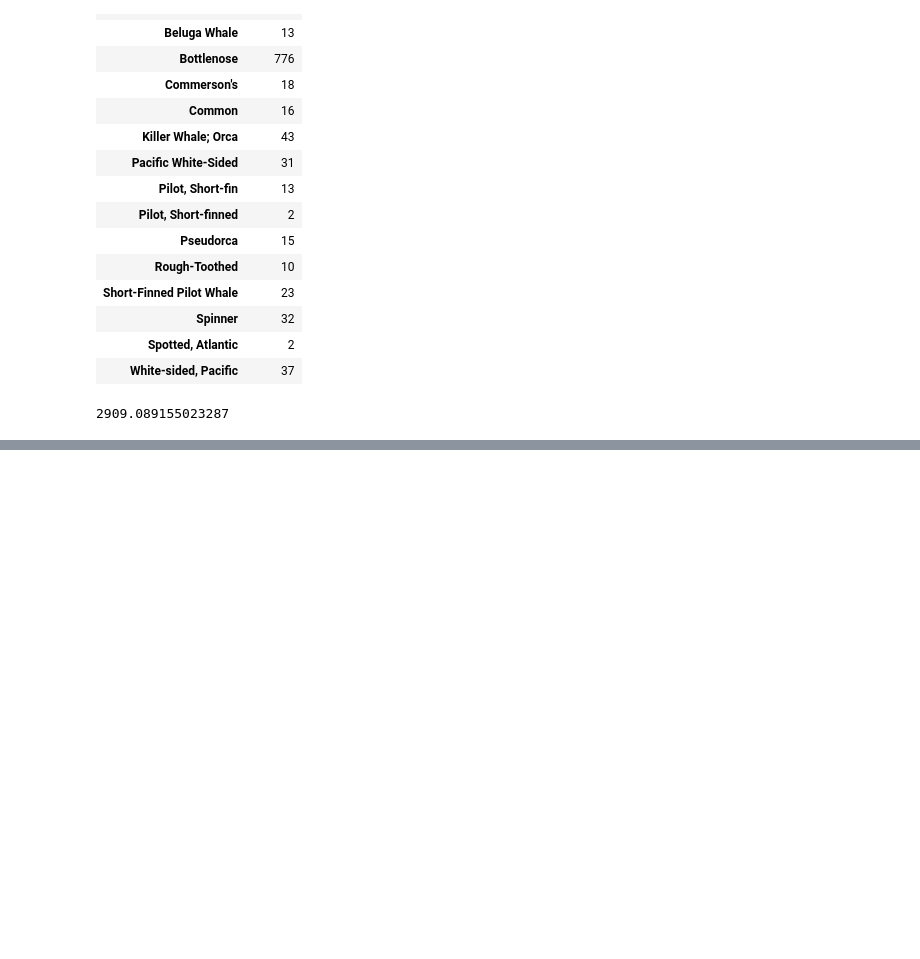
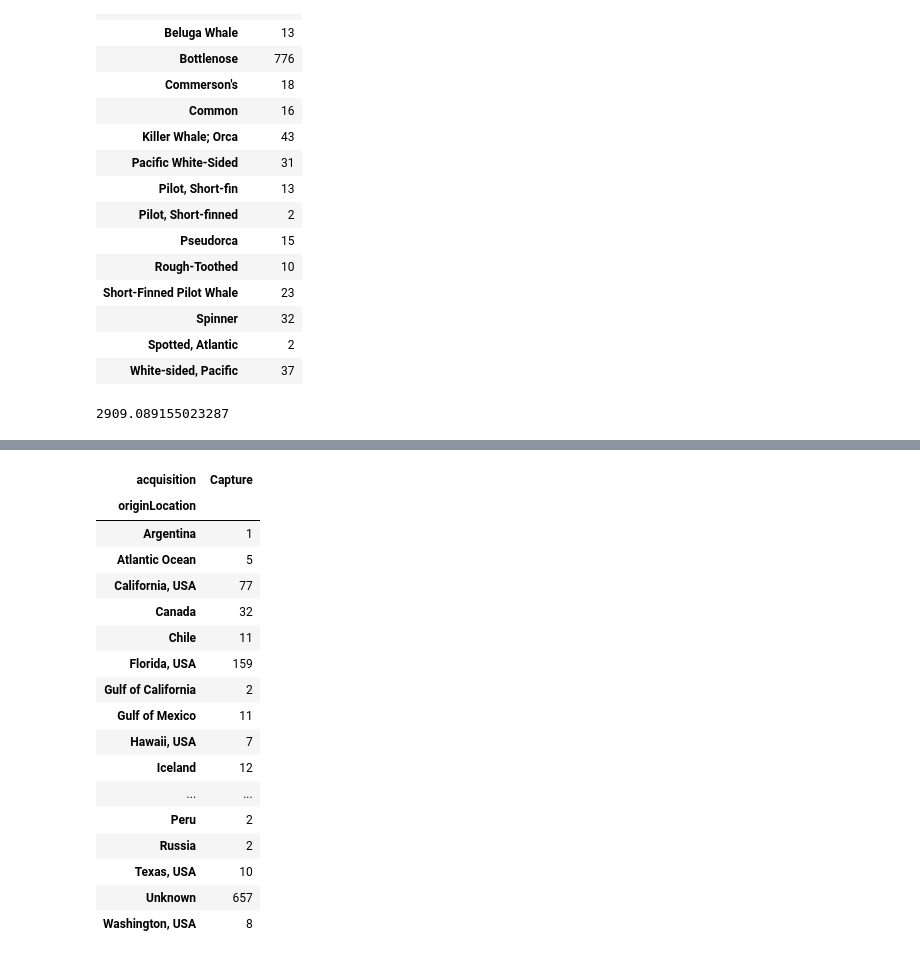
Before and after one commit to data301-2021-summer2/project-group17-project, a Jupyter notebook: analysis/Analysisnotebook.ipynb, the cells around one changed output, grey strips where cells are left out. Saved outputs shown, nothing was run; the diff lists cells and outputs as text; code cells hidden in the pictures; blank space fills up the shorter version.

```diff
--- a/analysis/Analysisnotebook.ipynb
+++ b/analysis/Analysisnotebook.ipynb
@@ -575,12 +565,42 @@ sns.despine()
 # %%
+# group by general location to simplify the graph
+
 aqloc = aqloc.replace(to_replace =['Atlantic Ocean, FL', 'Florida','Lower Matecumbe Key','Gulf of Mexico, FL, US','Florida Keys','Tampa Bay, FL','Unknown, FL','Sanibel Island, FL','Panama City, FL','Florida, US','Indian River, FL, US','Ponce Inlet, FL','Atlantic Ocean, FL?','Gulf of Mexico, FL?','Shell Island, FL, US','Vero Beach, FL','Steinhatchee River, FL','Atlantic Ocean, FL, US','Indian River, FL','Cudjoe Key, FL, US','Florida?','Unknown, FL, US'],
                             value ='Florida, USA')
 aqloc = aqloc.replace(to_replace =['Straits of Magellan, Chile'],
                       value = 'Chile')
 aqloc = aqloc.replace(to_replace =['Texas, Gulf of Mexico','Bolivar Peninsula, TX','Gulf of Mexico, TX, US','Compano Bay, TX'],
                       value = 'Texas, USA')
-aqloc = aqloc.replace(to_replace =['Yukon Harbor, WA, US','Carr Inlet, WA, US','Penn Cove, WA, US','Washington, US'],
+aqloc = aqloc.replace(to_replace =['Yukon Harbor, WA, US','Puget Sound, Pacific NW','Carr Inlet, WA, US','Penn Cove, WA, US','Washington, US'],
                       value = 'Washington, USA')
+aqloc = aqloc.replace(to_replace =['Gulf of Mexico, MS, US','Mississippi, Gulf of Mexico'],
+                      value = 'Mississippi, USA')
+aqloc = aqloc.replace(to_replace =['Amazon River, Peru','Napa River, Peru'],
+                      value = 'Peru')
+aqloc = aqloc.replace(to_replace =['Iceland, H√©ra√∂sfl√≥i','Iceland, Medallandsbugt','Iceland, Ingolfsh√∂fdi','Iceland'],
+                      value = 'Iceland')
+aqloc = aqloc.replace(to_replace =['Taiji, Japan','Pacific Ocean, Japan','Taiiji, Japan'],
+                      value = 'Japan')
+aqloc = aqloc.replace(to_replace =['Atlantic Ocean, US','Atlantic Ocean?','Atlantic Ocean'],
+                      value = 'Atlantic Ocean')
+aqloc = aqloc.replace(to_replace =['Gulf of Mexico','Gulf of Mexico?'],
+                      value = 'Gulf of Mexico')
+aqloc = aqloc.replace(to_replace =['Pacific Ocean, ?'],
+                      value = 'Pacific Ocean')
+aqloc = aqloc.replace(to_replace =['Sea of Okhotsk, Russia','White Sea, Russia'],
+                      value = 'Russia')
+aqloc = aqloc.replace(to_replace =['Gulf Shores, AL, US'],
+                      value = 'Alabama, USA')
+aqloc = aqloc.replace(to_replace =['Hudson Bay, Canada','Pedder Bay, BC, Canada','Pedder Bay, Canada'],
+                      value = 'Canada')
+aqloc = aqloc.replace(to_replace =['Unknown'],
+                      value = 'Unknown')
+aqloc = aqloc.replace(to_replace =['Pacific Ocean, CA, US'],
+                      value = 'California, USA')
+aqloc = aqloc.replace(to_replace =['Pacific Ocean, HI, US'],
+                      value = 'Hawaii, USA')
+aqloc = aqloc.replace(to_replace =['Unknown, US'],
+                      value = 'Unknown, USA')
 # %%
 print(aqloc['originLocation'].unique())
 # %% [output]
@@ -598,0 +634,28 @@ print(aqloc['originLocation'].unique())
+# %%
+# answers: Using the origin location variable, are some locations more likely to yield captured individuals?
+
+aqloc['count'] = 1
+resp = aqloc.pivot_table(
+    index=['originLocation'], columns='acquisition', values='count',
+    fill_value=0, aggfunc=np.sum
+)
+resp
+# %% [output]
+| acquisition | Capture |
+| originLocation |  |
+| Argentina | 1 |
+| Atlantic Ocean | 5 |
+| California, USA | 77 |
+| Canada | 32 |
+| Chile | 11 |
+| Florida, USA | 159 |
+| Gulf of California | 2 |
+| Gulf of Mexico | 11 |
+| Hawaii, USA | 7 |
+| Iceland | 12 |
+| ... | ... |
+| Peru | 2 |
+| Russia | 2 |
+| Texas, USA | 10 |
+| Unknown | 657 |
+| Washington, USA | 8 |
```
Also changed, not shown: parts of 5 cells of this notebook.
